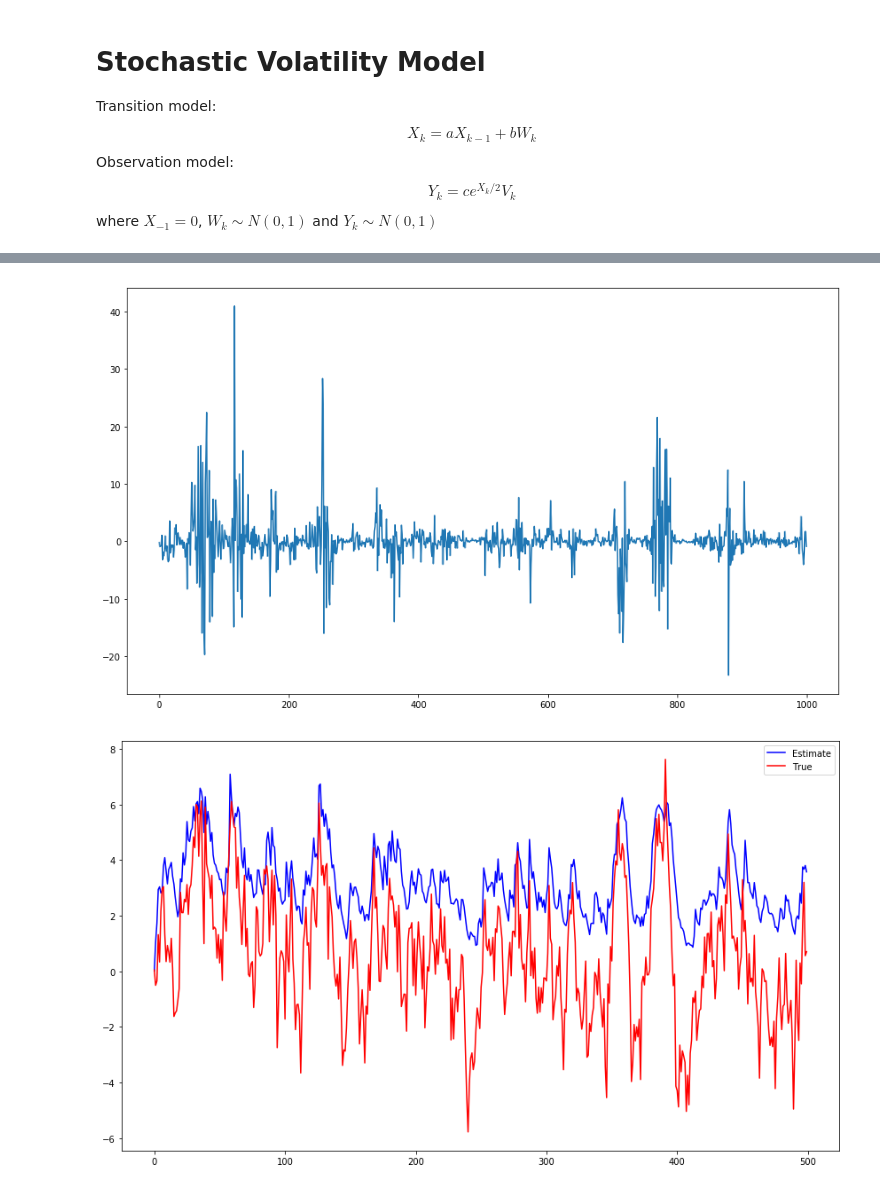
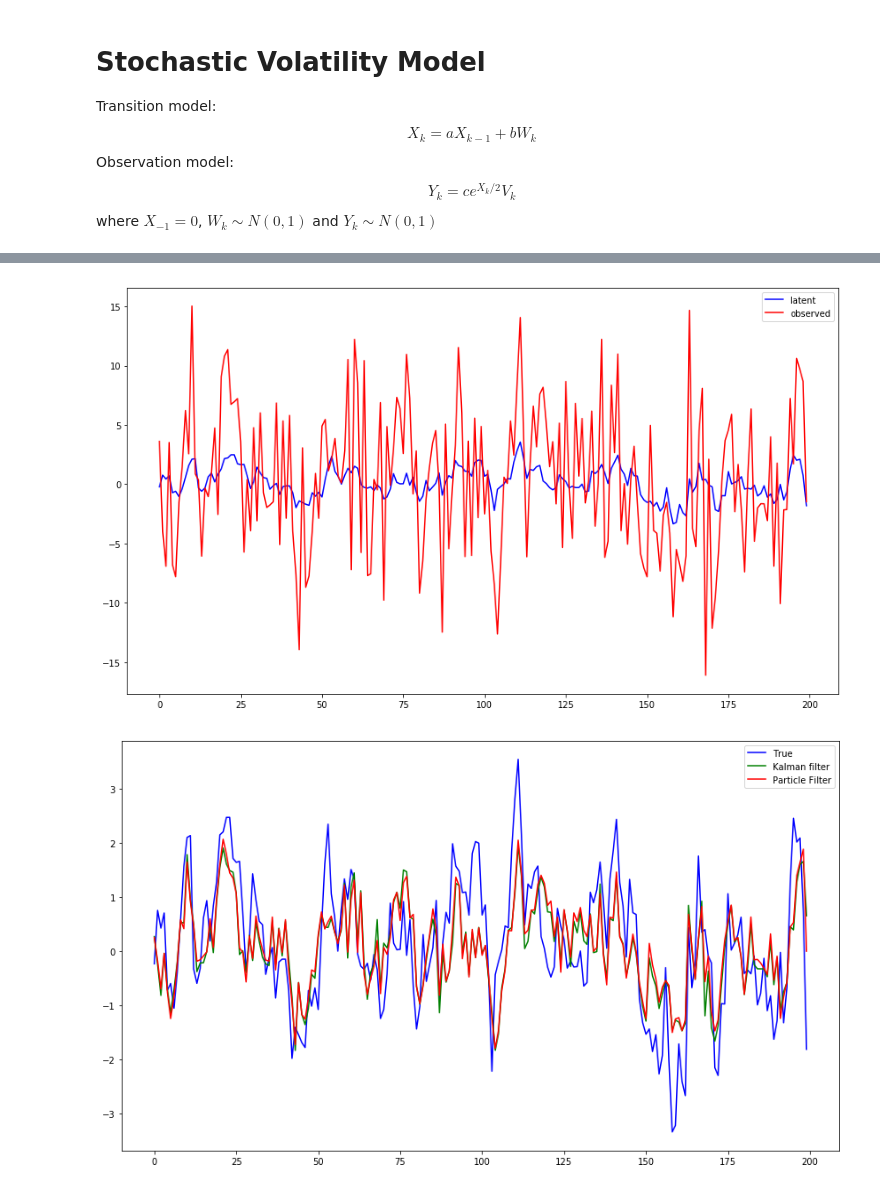
Before and after one commit to dl541/Statistical-Signal-Processing, a Jupyter notebook: Statistical Signal Processing.ipynb, the cells around one changed output, grey strips where cells are left out. Saved outputs shown, nothing was run; the diff lists cells and outputs as text; code cells hidden in the pictures.

Commit message:
Add demos for using Kalman filters and Gaussian state-space model

```diff
--- a/Statistical Signal Processing.ipynb
+++ b/Statistical Signal Processing.ipynb
@@ -25,0 +50,9 @@ def generateVolatility(a, b, c, length):
+# %%
+a, b, c = 0.9, 0.3, 0.3
+x, y = generateVolatility(a,b,c, 200)
+particles = particleFilter(a, b, c, y, 1000,  norm)
+particles_laplace = particleFilter(a,b,c,y, 1000, laplace)
+fig = plt.gcf()
+fig.set_size_inches(14.5, 8.5)
+plt.plot(y)
+plt.show()
@@ -26,40 +111,46 @@ def generateVolatility(a, b, c, length):
 # %%
-def particleFilter(a, b, c, y, num_samples):
-    particles = np.random.randn(num_samples,2)
+def particleFilterGaussianStateSpace(a, b, c, d, y, num_samples):
+    particles = np.random.randn(num_samples,2) *b
 
-    weights = norm.pdf(y[0] / (np.exp(particles[:,0] / 2.0) * c))
+    weights = norm.pdf((y[0] - particles[:,0] * c)/d)
     particles[:,1] = weights
     res = np.zeros(len(y))
 
     for ind in range(len(y) - 1):
         res[ind] = np.dot(particles[:,0], particles[:,1]) / np.sum(particles[:,1])
-        chosen = np.random.choice(list(range(num_samples)), size = num_samples, p = particles[:,1] / np.sum(particles[:,1]))
 
         # Resampling
+        chosen = np.random.choice(list(range(num_samples)), size = num_samples, p = particles[:,1] / np.sum(particles[:,1]))
         particles[:,0] = np.take(particles[:,0], chosen, axis = 0)
         particles[:,1] = np.ones(num_samples) * np.sum(particles[:,1]) / num_samples
 
         # Propagation
         particles[:,0] = particles[:,0] * a + b * np.random.randn(num_samples)
-        particles[:,1] = norm.pdf(y[ind + 1] / (c * np.exp(particles[:,0] / 2)))
+        particles[:,1] *= norm.pdf((y[ind + 1] - particles[:,0] * c) / d)
 
     return res
 # %%
-a, b, c = 0.9, 1, 1
-x, y = generateVolatility(a,b,c, 1000)
-particles = particleFilter(a, b, c, y, 1000)
+a,b,c,d = 0.7,0.9,3,5
+initial_mean = 0
+x,y = generateGaussianStateSpace(a,b,c,d, initial_mean, 200)
+res_mean, res_var = kalmanFilter(a,b,c,d,y, initial_mean)
+res = particleFilterGaussianStateSpace(a,b,c,d,y, 100)
+
 fig = plt.gcf()
 fig.set_size_inches(14.5, 8.5)
-plt.plot(y)
+plt.plot(x,'b',label = 'latent')
+plt.plot(y,'r', label = 'observed')
+plt.legend()
 plt.show()
 # %% [output]
-[figure, old version]
+[figure, new version]
 # %%
 fig = plt.gcf()
 fig.set_size_inches(14.5, 8.5)
-plt.plot(particles[::2], 'b', label = 'Estimate')
-plt.plot(x[::2], 'r', label = 'True')
+plt.plot(x,'b', label = 'True')
+plt.plot(res_mean, 'g', label = 'Kalman filter')
+plt.plot(res, 'r', label = 'Particle Filter')
 plt.legend()
 plt.show()
 # %% [output]
-[figure, old version]
+[figure, new version]
```
Also changed, not shown: parts of 11 cells of this notebook.
